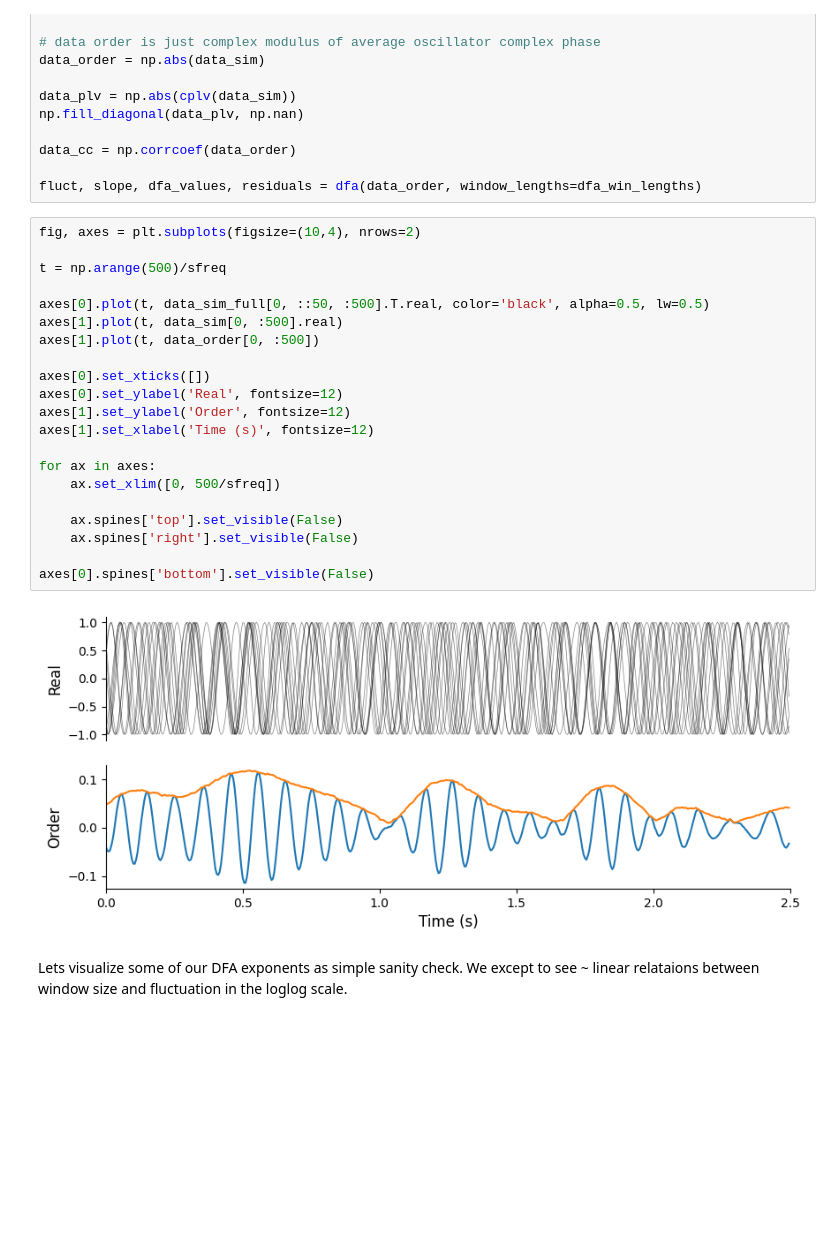
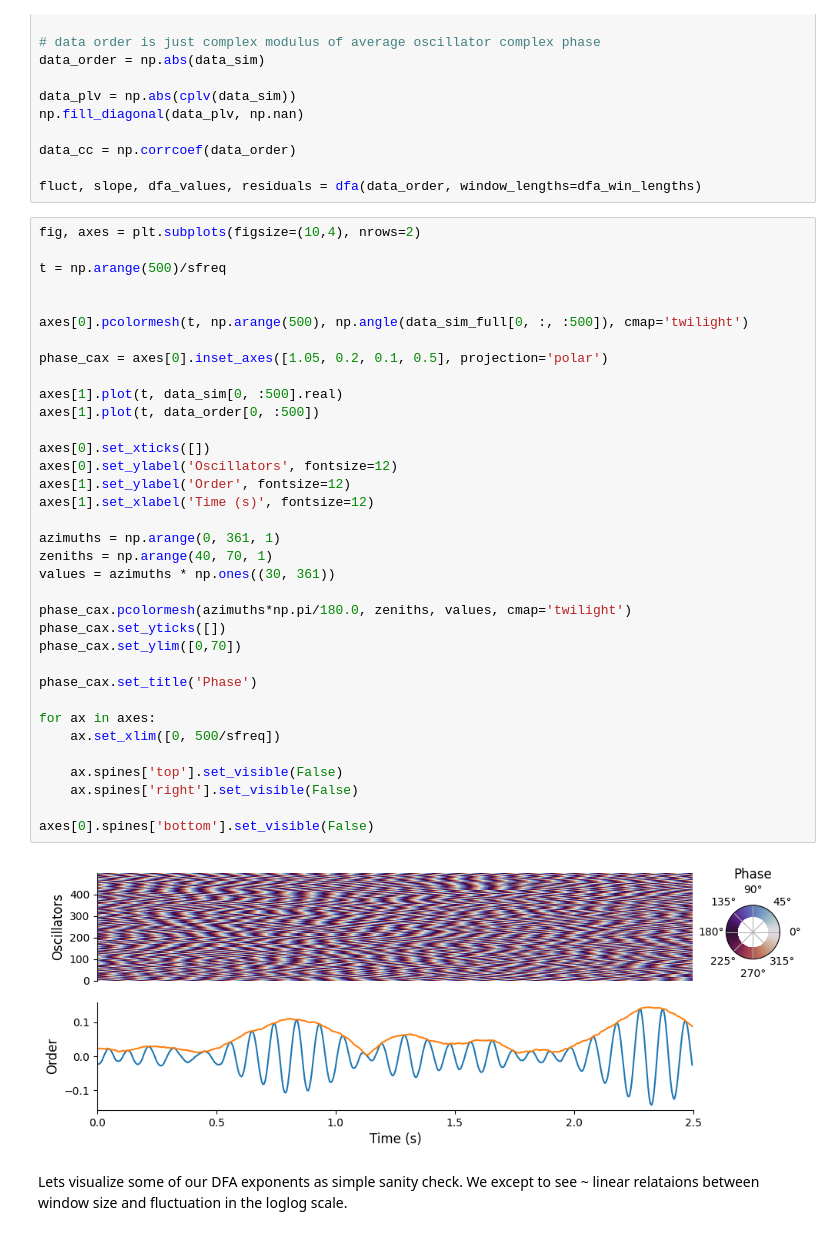
Before and after one commit to palvalab/hierarchical_kuramoto_zero, a Jupyter notebook: Tutorial_model_observables.ipynb, the cells around one changed output. Drawn from its saved outputs; the diff is of its cells as text; blank space fills up the shorter version.

```diff
--- a/Tutorial_model_observables.ipynb
+++ b/Tutorial_model_observables.ipynb
@@ -157,26 +157,40 @@ fluct, slope, dfa_values, residuals = dfa(data_order, window_lengths=dfa_win_len
 # %%
 fig, axes = plt.subplots(figsize=(10,4), nrows=2)
 
 t = np.arange(500)/sfreq
 
-axes[0].plot(t, data_sim_full[0, ::50, :500].T.real, color='black', alpha=0.5, lw=0.5)
+
+axes[0].pcolormesh(t, np.arange(500), np.angle(data_sim_full[0, :, :500]), cmap='twilight')
+
+phase_cax = axes[0].inset_axes([1.05, 0.2, 0.1, 0.5], projection='polar')
+
 axes[1].plot(t, data_sim[0, :500].real)
 axes[1].plot(t, data_order[0, :500])
 
 axes[0].set_xticks([])
-axes[0].set_ylabel('Real', fontsize=12)
+axes[0].set_ylabel('Oscillators', fontsize=12)
 axes[1].set_ylabel('Order', fontsize=12)
 axes[1].set_xlabel('Time (s)', fontsize=12)
+
+azimuths = np.arange(0, 361, 1)
+zeniths = np.arange(40, 70, 1)
+values = azimuths * np.ones((30, 361))
+
+phase_cax.pcolormesh(azimuths*np.pi/180.0, zeniths, values, cmap='twilight')
+phase_cax.set_yticks([])
+phase_cax.set_ylim([0,70])
+
+phase_cax.set_title('Phase')
 
 for ax in axes:
     ax.set_xlim([0, 500/sfreq])
 
     ax.spines['top'].set_visible(False)
     ax.spines['right'].set_visible(False)
 
 axes[0].spines['bottom'].set_visible(False)
 # %% [output]
-[figure, old version]
+[figure, new version]
 # %% [markdown]
 Lets visualize some of our DFA exponents as simple sanity check. We except to see ~ linear relataions between window size and fluctuation in the loglog scale.
 # %%
```
Also changed, not shown: parts of 8 cells of this notebook, 1 other file.
